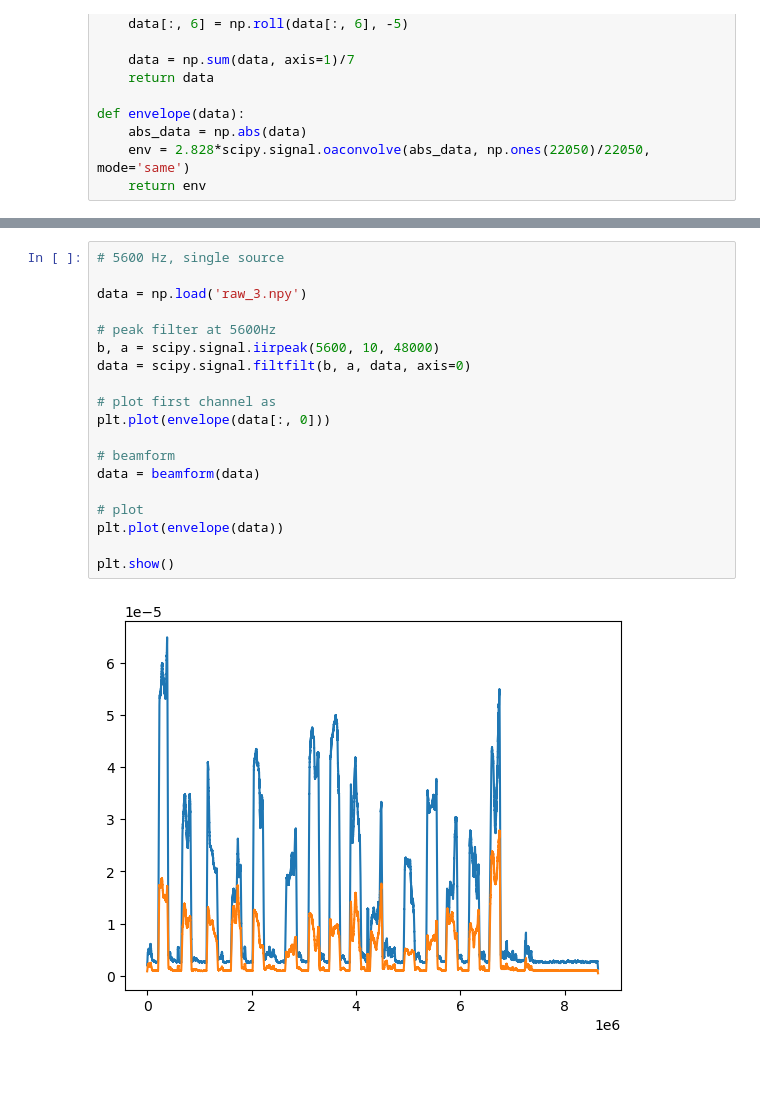
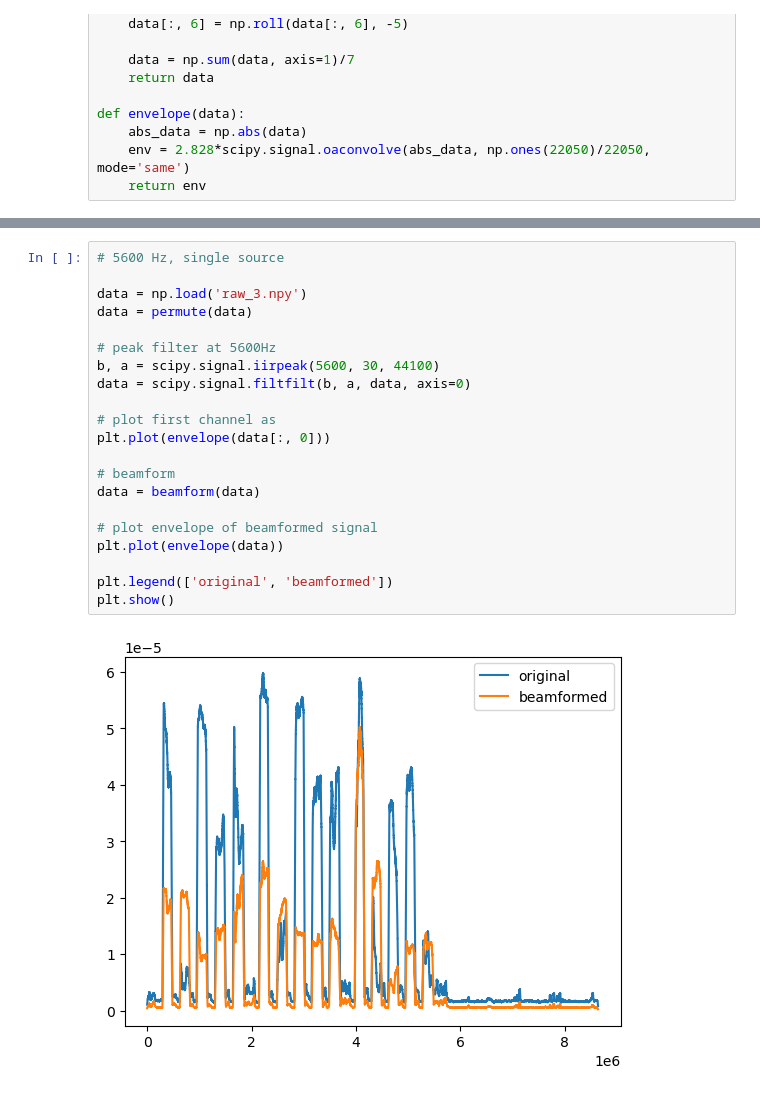
Before and after one commit to yashjitendragupta/EE434-Project, a Jupyter notebook: uma8_collected_patterns/uma8_collected_patterns_3.ipynb, the cells around one changed output, grey strips where cells are left out. Saved outputs shown, nothing was run; the diff lists cells and outputs as text.

```diff
--- a/uma8_collected_patterns/uma8_collected_patterns_3.ipynb
+++ b/uma8_collected_patterns/uma8_collected_patterns_3.ipynb
@@ -97,21 +103,23 @@ plt.show()
 # %%
 # 5600 Hz, single source
 
 data = np.load('raw_3.npy')
+data = permute(data)
 
 # peak filter at 5600Hz
-b, a = scipy.signal.iirpeak(5600, 10, 48000)
+b, a = scipy.signal.iirpeak(5600, 30, 44100)
 data = scipy.signal.filtfilt(b, a, data, axis=0)
 
 # plot first channel as
 plt.plot(envelope(data[:, 0]))
 
 # beamform
 data = beamform(data)
 
-# plot
+# plot envelope of beamformed signal
 plt.plot(envelope(data))
 
+plt.legend(['original', 'beamformed'])
 plt.show()
 # %% [output]
-[figure, old version]
+[figure, new version]
```
Also changed, not shown: parts of 3 cells of this notebook, 1 other file.
